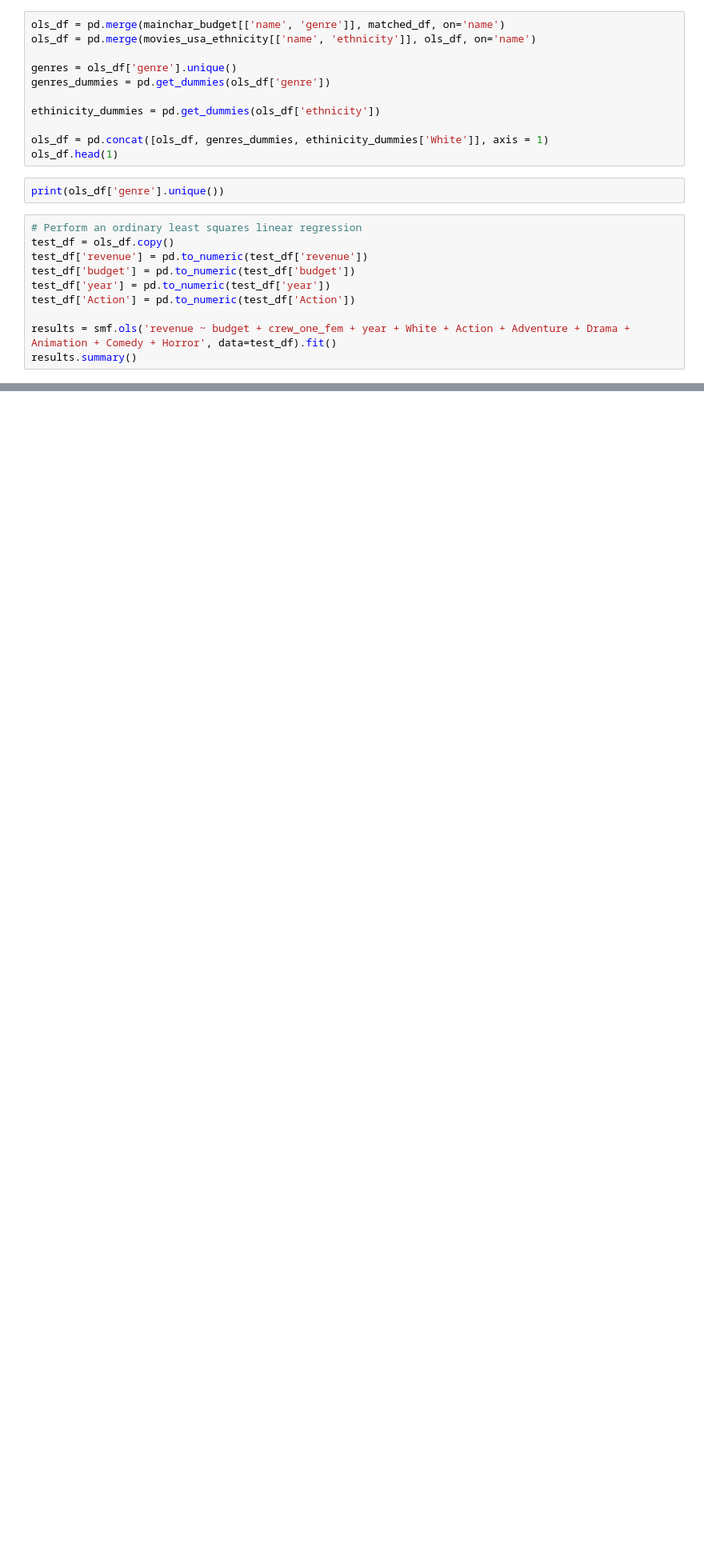
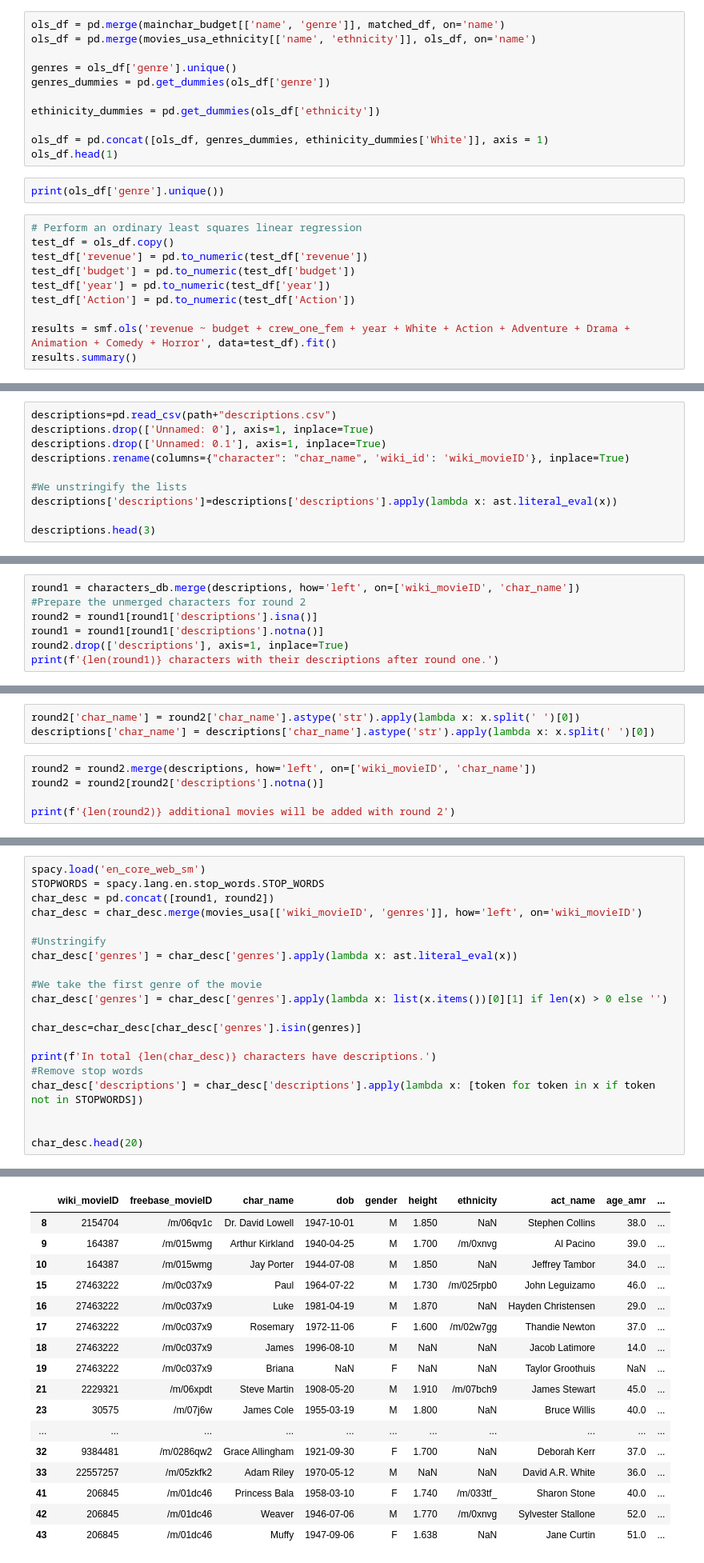
Before and after one commit to epfl-ada/ada-2022-project-xxdatasiencesxx, a Jupyter notebook: MILESTONE_3.ipynb, the cells around one changed output, grey strips where cells are left out. Shown at 80% size. Saved outputs shown, nothing was run; the diff lists cells and outputs as text; blank space fills up the shorter version.

```diff
--- a/MILESTONE_3.ipynb
+++ b/MILESTONE_3.ipynb
@@ -910,0 +1170,10 @@ results.summary()
+# %%
+descriptions=pd.read_csv(path+"descriptions.csv")
+descriptions.drop(['Unnamed: 0'], axis=1, inplace=True)
+descriptions.drop(['Unnamed: 0.1'], axis=1, inplace=True)
+descriptions.rename(columns={"character": "char_name", 'wiki_id': 'wiki_movieID'}, inplace=True)
+
+#We unstringify the lists
+descriptions['descriptions']=descriptions['descriptions'].apply(lambda x: ast.literal_eval(x))
+
+descriptions.head(3)
@@ -910,0 +1189,7 @@ results.summary()
+# %%
+round1 = characters_db.merge(descriptions, how='left', on=['wiki_movieID', 'char_name'])
+#Prepare the unmerged characters for round 2
+round2 = round1[round1['descriptions'].isna()]
+round1 = round1[round1['descriptions'].notna()]
+round2.drop(['descriptions'], axis=1, inplace=True)
+print(f'{len(round1)} characters with their descriptions after round one.')
@@ -910,0 +1214,8 @@ results.summary()
+# %%
+round2['char_name'] = round2['char_name'].astype('str').apply(lambda x: x.split(' ')[0])
+descriptions['char_name'] = descriptions['char_name'].astype('str').apply(lambda x: x.split(' ')[0])
+# %%
+round2 = round2.merge(descriptions, how='left', on=['wiki_movieID', 'char_name'])
+round2 = round2[round2['descriptions'].notna()]
+
+print(f'{len(round2)} additional movies will be added with round 2')
@@ -910,0 +1224,21 @@ results.summary()
+# %%
+spacy.load('en_core_web_sm')
+STOPWORDS = spacy.lang.en.stop_words.STOP_WORDS
+char_desc = pd.concat([round1, round2])
+char_desc = char_desc.merge(movies_usa[['wiki_movieID', 'genres']], how='left', on='wiki_movieID')
+
+#Unstringify
+char_desc['genres'] = char_desc['genres'].apply(lambda x: ast.literal_eval(x))
+
+#We take the first genre of the movie
+char_desc['genres'] = char_desc['genres'].apply(lambda x: list(x.items())[0][1] if len(x) > 0 else '')
+
+char_desc=char_desc[char_desc['genres'].isin(genres)]
+
+print(f'In total {len(char_desc)} characters have descriptions.')
+#Remove stop words
+char_desc['descriptions'] = char_desc['descriptions'].apply(lambda x: [token for token in x if token not in STOPWORDS])
+
+
+char_desc.head(20)
+# %% [output]
@@ -910,0 +1246,17 @@ results.summary()
+|  | wiki_movieID | freebase_movieID | char_name | dob | gender | height | ethnicity | act_name | age_amr | ... |
+| 8 | 2154704 | /m/06qv1c | Dr. David Lowell | 1947-10-01 | M | 1.850 | NaN | Stephen Collins | 38.0 | ... |
+| 9 | 164387 | /m/015wmg | Arthur Kirkland | 1940-04-25 | M | 1.700 | /m/0xnvg | Al Pacino | 39.0 | ... |
+| 10 | 164387 | /m/015wmg | Jay Porter | 1944-07-08 | M | 1.850 | NaN | Jeffrey Tambor | 34.0 | ... |
+| 15 | 27463222 | /m/0c037x9 | Paul | 1964-07-22 | M | 1.730 | /m/025rpb0 | John Leguizamo | 46.0 | ... |
+| 16 | 27463222 | /m/0c037x9 | Luke | 1981-04-19 | M | 1.870 | NaN | Hayden Christensen | 29.0 | ... |
+| 17 | 27463222 | /m/0c037x9 | Rosemary | 1972-11-06 | F | 1.600 | /m/02w7gg | Thandie Newton | 37.0 | ... |
+| 18 | 27463222 | /m/0c037x9 | James | 1996-08-10 | M | NaN | NaN | Jacob Latimore | 14.0 | ... |
+| 19 | 27463222 | /m/0c037x9 | Briana | NaN | F | NaN | NaN | Taylor Groothuis | NaN | ... |
+| 21 | 2229321 | /m/06xpdt | Steve Martin | 1908-05-20 | M | 1.910 | /m/07bch9 | James Stewart | 45.0 | ... |
+| 23 | 30575 | /m/07j6w | James Cole | 1955-03-19 | M | 1.800 | NaN | Bruce Willis | 40.0 | ... |
+| ... | ... | ... | ... | ... | ... | ... | ... | ... | ... | ... |
+| 32 | 9384481 | /m/0286qw2 | Grace Allingham | 1921-09-30 | F | 1.700 | NaN | Deborah Kerr | 37.0 | ... |
+| 33 | 22557257 | /m/05zkfk2 | Adam Riley | 1970-05-12 | M | NaN | NaN | David A.R. White | 36.0 | ... |
+| 41 | 206845 | /m/01dc46 | Princess Bala | 1958-03-10 | F | 1.740 | /m/033tf_ | Sharon Stone | 40.0 | ... |
+| 42 | 206845 | /m/01dc46 | Weaver | 1946-07-06 | M | 1.770 | /m/0xnvg | Sylvester Stallone | 52.0 | ... |
+| 43 | 206845 | /m/01dc46 | Muffy | 1947-09-06 | F | 1.638 | NaN | Jane Curtin | 51.0 | ... |
```
Also changed, not shown: parts of 39 cells of this notebook.
